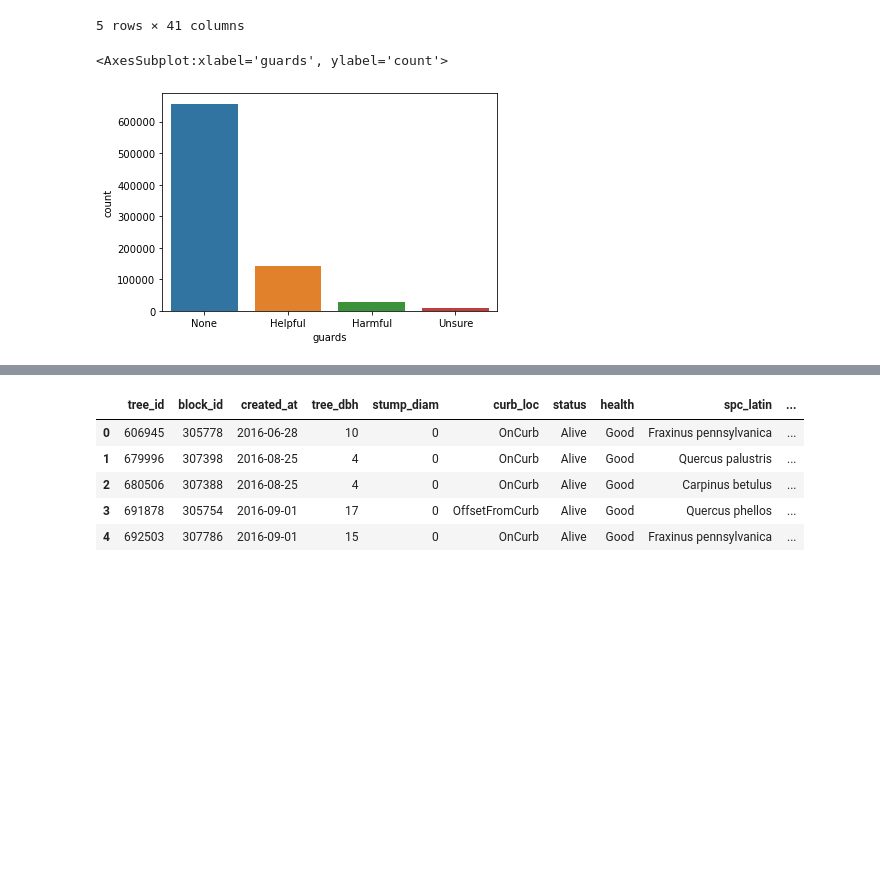
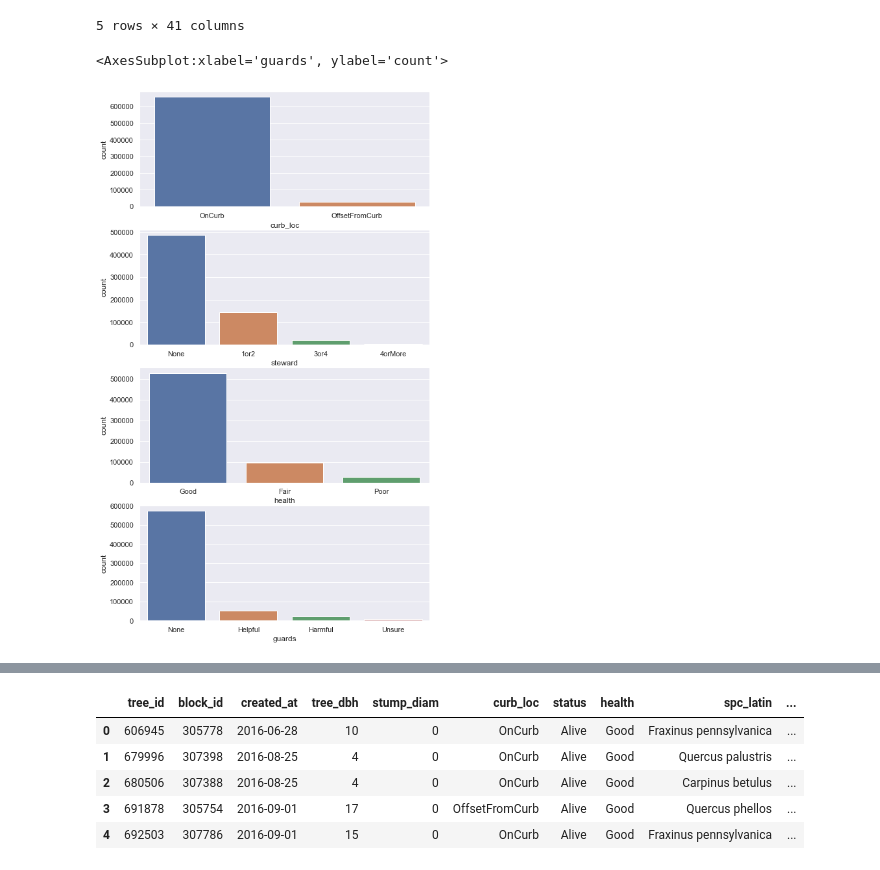
Before and after one commit to chowfi/DSGA-1001-Final-Project, a Jupyter notebook: tree_socio.ipynb, the cells around one changed output, grey strips where cells are left out. Saved outputs shown, nothing was run; the diff lists cells and outputs as text; code cells hidden in the pictures; blank space fills up the shorter version.

```diff
--- a/tree_socio.ipynb
+++ b/tree_socio.ipynb
@@ -28,15 +31,17 @@ census.head()
 | 3 | 613930 | 203822 | 2016-07-05 | 10 | 0 | OnCurb | Alive | Good | Pyrus calleryana | ... |
 | 4 | 18353 | 338911 | 2015-06-13 | 4 | 0 | OnCurb | Alive | Good | Prunus virginiana | ... |
 5 rows × 41 columns
-# %%
-#categorical_features = ['spc_common', 'curb_loc', 'steward', 'health']
-sns.countplot(census['curb_loc'])
-sns.countplot(census['steward'])
-sns.countplot(census['health'])
-sns.countplot(census['guards'])
-# %% [output]
-<AxesSubplot:xlabel='guards', ylabel='count'>
-[figure, removed]
+# %%
+#categorical_features = ['spc_common', 'curb_loc', 'steward', 'health']
+fig, axs = plt.subplots(nrows = 4,  figsize=(8,15))
+
+sns.countplot(x=census['curb_loc'], ax=axs[0])
+sns.countplot(x=census['steward'], ax=axs[1])
+sns.countplot(x=census['health'], ax=axs[2])
+sns.countplot(x=census['guards'], ax=axs[3])
+# %% [output]
+<AxesSubplot:xlabel='guards', ylabel='count'>
+[figure, added]
 # %%
 ## NYC NTA with corrosponding codes and neighborhood areas
 nta = pd.read_csv('nynta.csv')
```
Also changed, not shown: parts of 16 cells of this notebook.
